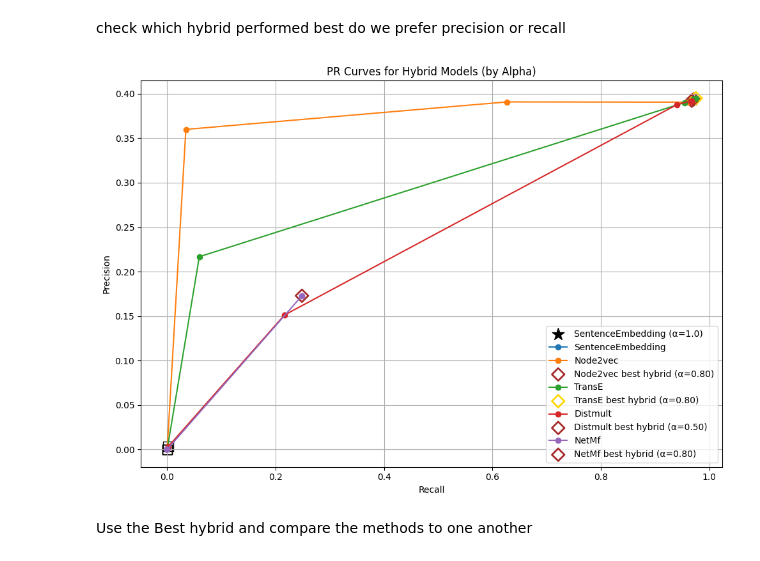
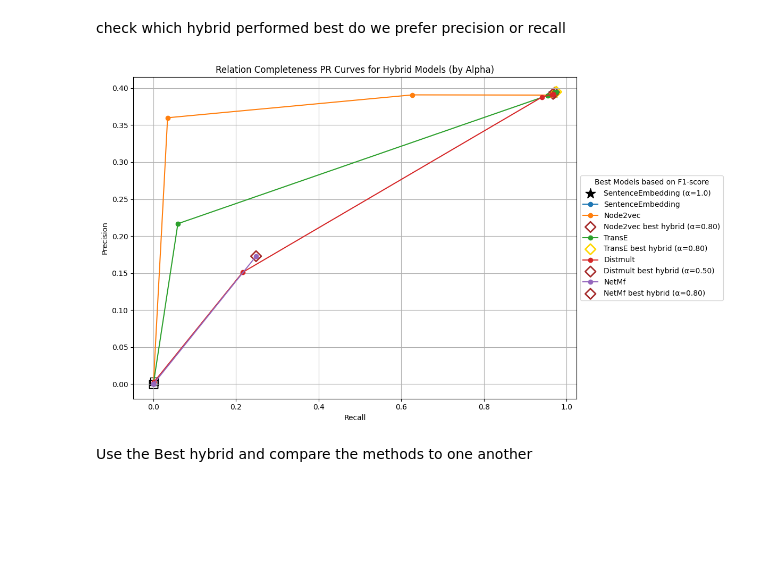
Before and after one commit to Timszy/entity-deduplication-hack-main, a Jupyter notebook: EvaluateRelations.ipynb, the cells around one changed output. Cells and saved outputs as stored; diff of their text form; code cells hidden in the pictures; blank space fills up the shorter version.

```diff
--- a/EvaluateRelations.ipynb
+++ b/EvaluateRelations.ipynb
@@ -96,7 +96,7 @@ for model, curve in pr_curves.items():
             best_alpha = a
             best_idx = i
 
-plt.figure(figsize=(10, 7))
+plt.figure(figsize=(12, 7))
 
 # Plot SentenceEmbedding (alpha=1.0) only once
 if 'SentenceEmbedding.json' in [os.path.basename(os.path.join(match_dir, "SentenceEmbedding.json"))]:
@@ -111,36 +111,41 @@ if 'SentenceEmbedding.json' in [os.path.basename(os.path.join(match_dir, "Senten
         plt.scatter(se_recall, se_precision, marker='*', s=200, color='black', label='SentenceEmbedding (α=1.0)')
 
 # Plot each model's PR curve, highlight best hybrid, and highlight alpha=0.0
 for model, curve in pr_curves.items():
     hybrid_recalls = [r for a, r in zip(curve['alphas'], curve['recalls']) if a != 1.0]
     hybrid_precisions = [p for a, p in zip(curve['alphas'], curve['precisions']) if a != 1.0]
     hybrid_alphas = [a for a in curve['alphas'] if a != 1.0]
     plt.plot(hybrid_recalls, hybrid_precisions, marker='o', label=model)
     # Highlight starting point (alpha=0.0)
     if 0.0 in curve['alphas']:
         idx0 = curve['alphas'].index(0.0)
         plt.scatter(curve['recalls'][idx0], curve['precisions'][idx0], marker='s', s=120, color='none', edgecolor='black')
     # Find best hybrid (highest F1)
     best_idx_model = None
     best_f1_model = -1
     for i, (p, r) in enumerate(zip(hybrid_precisions, hybrid_recalls)):
         f1 = 2 * p * r / (p + r) if (p + r) > 0 else 0
         if f1 > best_f1_model:
             best_f1_model = f1
             best_idx_model = i
     if best_idx_model is not None:
         marker_color = 'gold' if model == best_model else 'brown'
         plt.scatter(hybrid_recalls[best_idx_model], hybrid_precisions[best_idx_model], marker='D', s=100, edgecolor=marker_color, facecolor='none', linewidths=2, label=f"{model} best hybrid (α={hybrid_alphas[best_idx_model]:.2f})")
 
 plt.xlabel('Recall')
 plt.ylabel('Precision')
-plt.title('PR Curves for Hybrid Models (by Alpha)')
-plt.legend()
+plt.title('Relation Completeness PR Curves for Hybrid Models (by Alpha)')
+plt.legend(
+    loc='center left',       # place legend to the right
+    bbox_to_anchor=(1, 0.5), # shift legend outside plot
+    title='Best Models based on F1-score',  # legend header title
+    frameon=True
+)
 plt.grid(True)
 plt.tight_layout()
 plt.show()
 # %% [output]
-[figure, old version]
+[figure, new version]
 # %% [markdown]
 Use the Best hybrid and compare the methods to one another
 # %%
```
Also changed, not shown: parts of 2 cells of this notebook, 5 other files.
